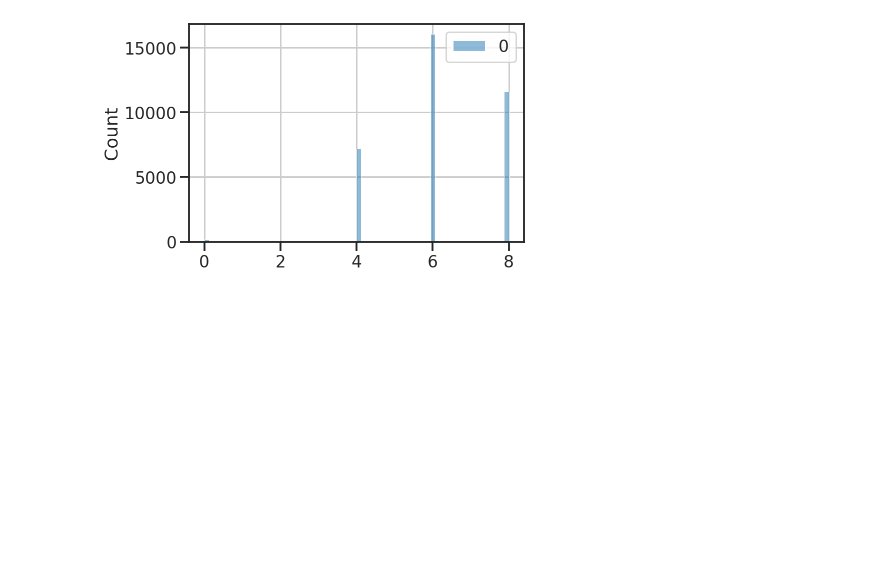
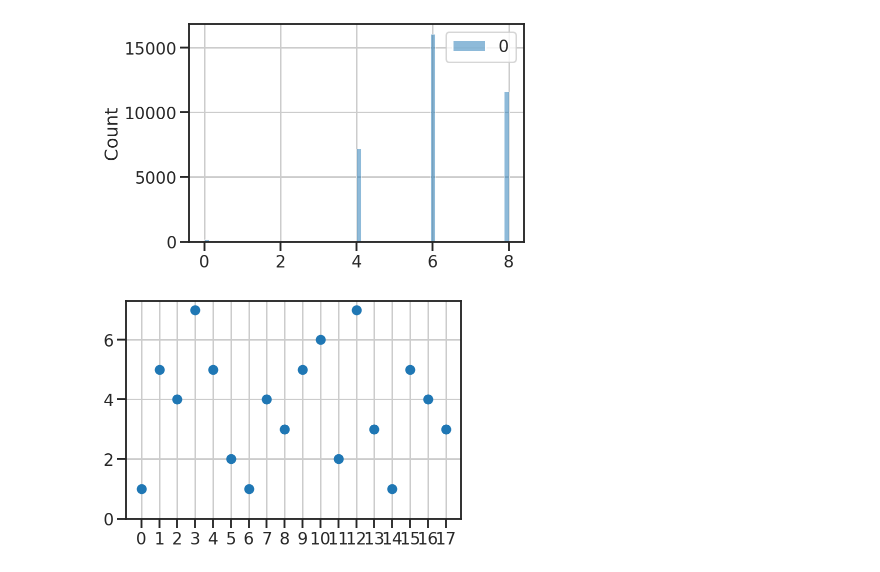
Before and after one commit to FangmingXie/merfish-proc, a Jupyter notebook: 03.1.check_codebook.ipynb, the cells around one changed output. Cells and saved outputs as stored; diff of their text form; code cells hidden in the pictures; blank space fills up the shorter version.

```diff
--- a/03.1.check_codebook.ipynb
+++ b/03.1.check_codebook.ipynb
@@ -134,3 +134,13 @@ sns.histplot(dists.reshape(-1,1))
 # %% [output]
 <AxesSubplot:ylabel='Count'>
 [figure]
+# %%
+blankbook = codebook.filter(regex='^blank', axis=0)
+blank_cov = blankbook.sum(axis=0)
+# %%
+plt.plot(blank_cov.values, 'o')
+plt.xticks(np.arange(18))
+plt.ylim(ymin=0)
+plt.show()
+# %% [output]
+[figure, added]
```
Also changed, not shown: parts of 2 cells of this notebook, 10 other files.
